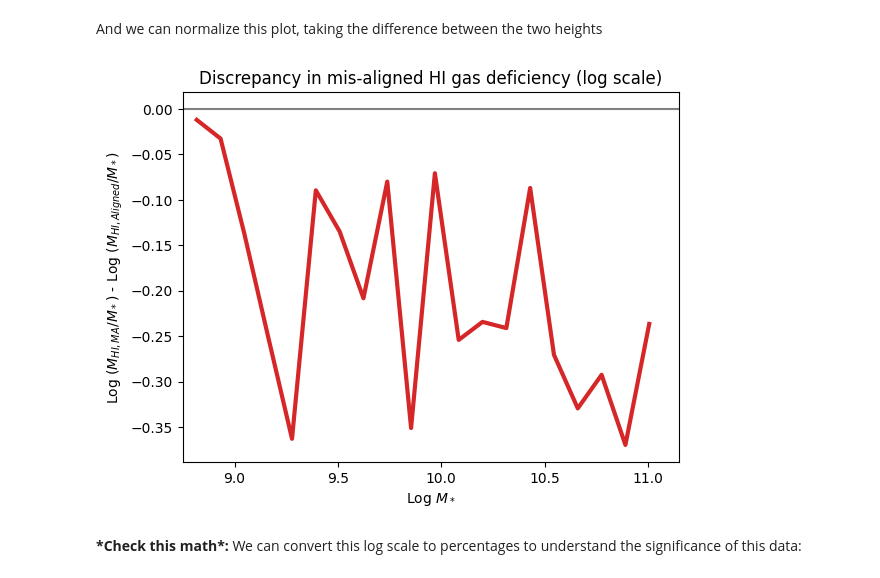
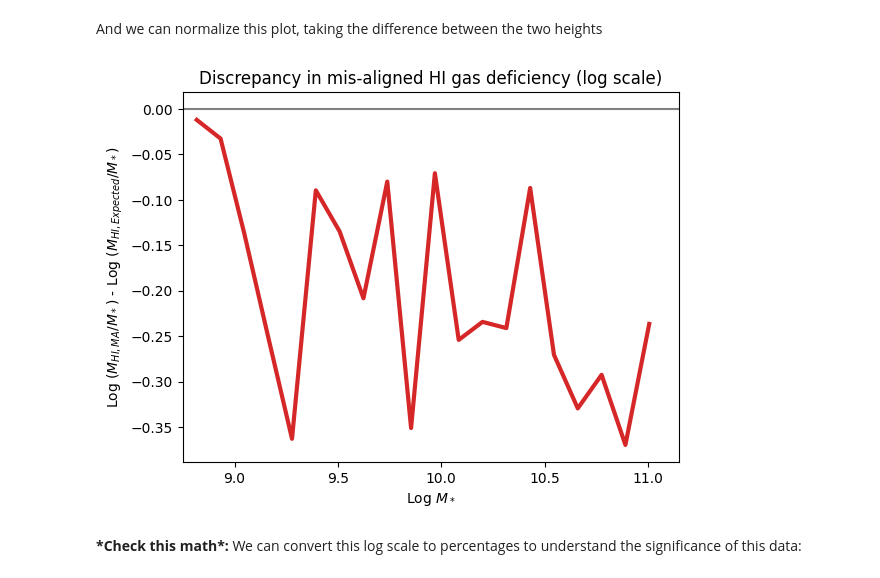
Before and after one commit to harrisonfwest/HI-MaNGA, a Jupyter notebook: HI-MaNGA_MisalignmentAndDeficiency.ipynb, the cells around one changed output. Saved outputs shown, nothing was run; the diff lists cells and outputs as text; code cells hidden in the pictures.

```diff
--- a/HI-MaNGA_MisalignmentAndDeficiency.ipynb
+++ b/HI-MaNGA_MisalignmentAndDeficiency.ipynb
@@ -268,12 +268,12 @@ And we can normalize this plot, taking the difference between the two heights
 # %%
 plt.xlim(8.75, 11.15)
 plt.plot(MAXs, MABinDiff, lw = 3, color='tab:red');
 plt.plot([5, 15], [0, 0], color = 'grey');
 plt.title('Discrepancy in mis-aligned HI gas deficiency (log scale)')
 plt.xlabel('Log $M_*$')
-plt.ylabel('Log $(M_{HI, MA}/M_*)$ - Log $(M_{HI, Aligned}/M_*)$');
+plt.ylabel('Log $(M_{HI, MA}/M_*)$ - Log $(M_{HI, Expected}/M_*)$');
 # %% [output]
-[figure, old version]
+[figure, new version]
 # %% [markdown]
 **\*Check this math\*:** We can convert this log scale to percentages to understand the significance of this data:
 # %%
```
Also changed, not shown: parts of 1 cell of this notebook.
